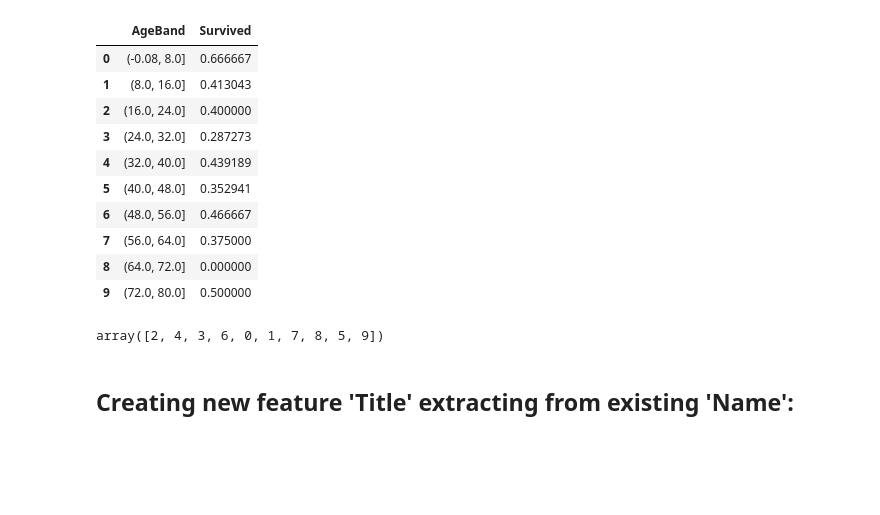
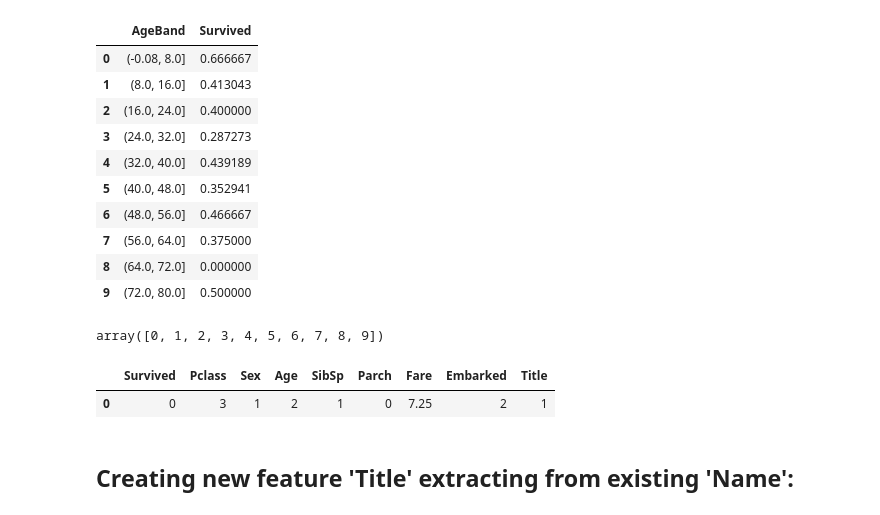
Before and after one commit to jordanfalcao/kaggle, a Jupyter notebook: titanic_disaster_survivors.ipynb, the cells around one changed output. Cells and saved outputs as stored; diff of their text form; code cells hidden in the pictures; blank space fills up the shorter version.

```diff
--- a/titanic_disaster_survivors.ipynb
+++ b/titanic_disaster_survivors.ipynb
@@ -327,9 +324,17 @@ for dataset in combine:
     dataset.loc[(dataset['Age'] > 64) & (dataset['Age'] <= 72), 'Age'] = 8
     dataset.loc[ dataset['Age'] > 72, 'Age'] = 9
 # %%
-train_df['Age'].unique()
+np.sort(train_df['Age'].unique())
 # %% [output]
-array([2, 4, 3, 6, 0, 1, 7, 8, 5, 9])
+array([0, 1, 2, 3, 4, 5, 6, 7, 8, 9])
+# %%
+#drop the useless column
+train_df = train_df.drop(['AgeBand'], axis=1)
+combine = [train_df, test_df]
+train_df.head(1)
+# %% [output]
+|  | Survived | Pclass | Sex | Age | SibSp | Parch | Fare | Embarked | Title |
+| 0 | 0 | 3 | 1 | 2 | 1 | 0 | 7.25 | 2 | 1 |
 # %% [markdown]
 ## Creating new feature 'Title' extracting from existing 'Name':
 # %%
```
Also changed, not shown: parts of 10 cells of this notebook, 1 other file.
